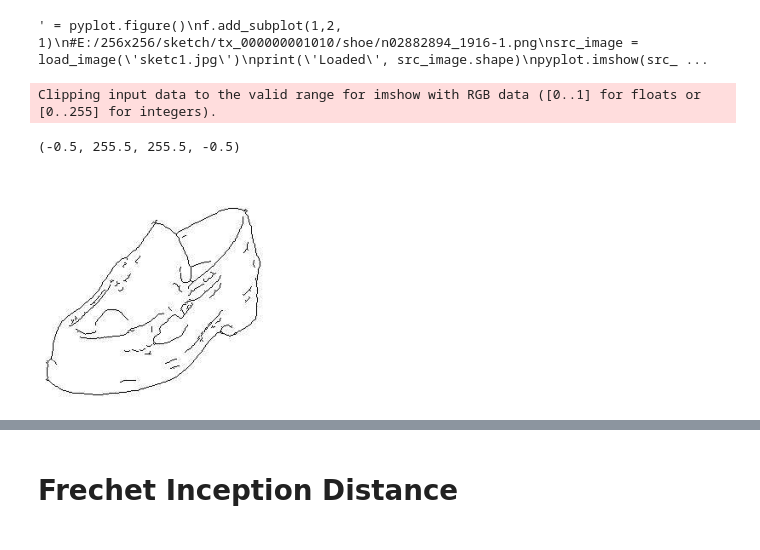
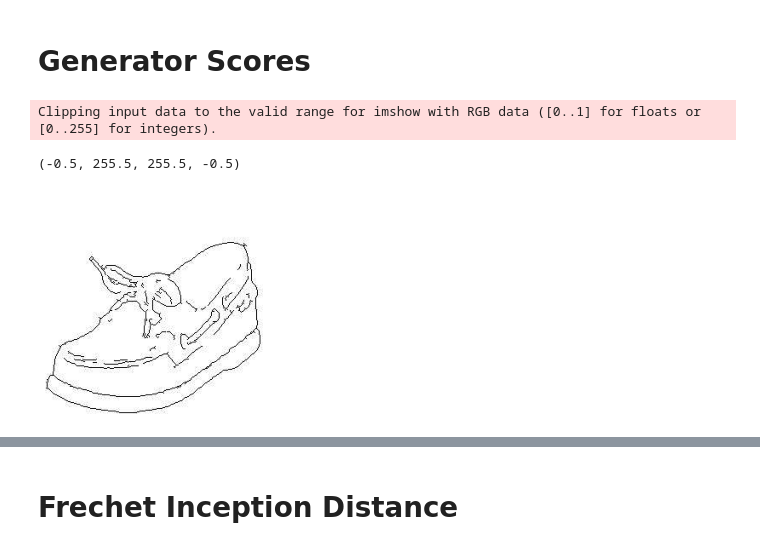
Before and after one commit to Ahmedramy1/Sketch-to-Image-GANs, a Jupyter notebook: Predict_Image.ipynb, the cells around one changed output, grey strips where cells are left out. Drawn from its saved outputs; the diff is of its cells as text; code cells hidden in the pictures.

```diff
--- a/Predict_Image.ipynb
+++ b/Predict_Image.ipynb
@@ -10,0 +1,2 @@ import numpy as np
+# %% [markdown]
+# Generator Scores
@@ -19,40 +35,13 @@ def load_image(filename, size=(256,256)):
     # reshape to 1 sample
     pixels = expand_dims(pixels, 0)
     return pixels
-# %%
-''' = pyplot.figure()
-f.add_subplot(1,2, 1)
-#E:/256x256/sketch/tx_000000001010/shoe/n02882894_1916-1.png
-src_image = load_image('sketc1.jpg')
-print('Loaded', src_image.shape)
-pyplot.imshow(src_image[0])
-pyplot.axis('off')
-# load model
-model = load_model('gen_model/model_0000700.h5')
-gen_image = model.predict(src_image)
-# scale from [-1,1] to [0,1]
-gen_image = (gen_image + 1) / 2.0
-# plot the image
-f.add_subplot(1,2, 2)
-pyplot.imshow(gen_image[0])
-pyplot.axis('off')
-pyplot.show(block=True)
-from keras.preprocessing.image import array_to_img
-img = (array_to_img(gen_image[0]))
-#save the Generated Image
-img.save("gen_image.jpg")
-'''
-# %% [output]
-' = pyplot.figure()\nf.add_subplot(1,2, 1)\n#E:/256x256/sketch/tx_000000001010/shoe/n02882894_1916-1.png\nsrc_image = load_image(\'sketc1.jpg\')\nprint(\'Loaded\', src_image.shape)\npyplot.imshow(src_ ...
 # %%
-img = 'train_s/img111_AB.jpg.jpg'
-src_image = load_image(img)
+img = 'img115_AB.jpg.jpg'
 # %%
-f.add_subplot(2,2, 1)
-src_image = load_image(img)
+src_image = load_image('train_s/'+img)
 pyplot.imshow(src_image[0])
 pyplot.axis('off')
 # %% [output]
 Clipping input data to the valid range for imshow with RGB data ([0..1] for floats or [0..255] for integers).
 (-0.5, 255.5, 255.5, -0.5)
-[figure, old version]
+[figure, new version]
```
Also changed, not shown: parts of 43 cells of this notebook, 5 other files.
